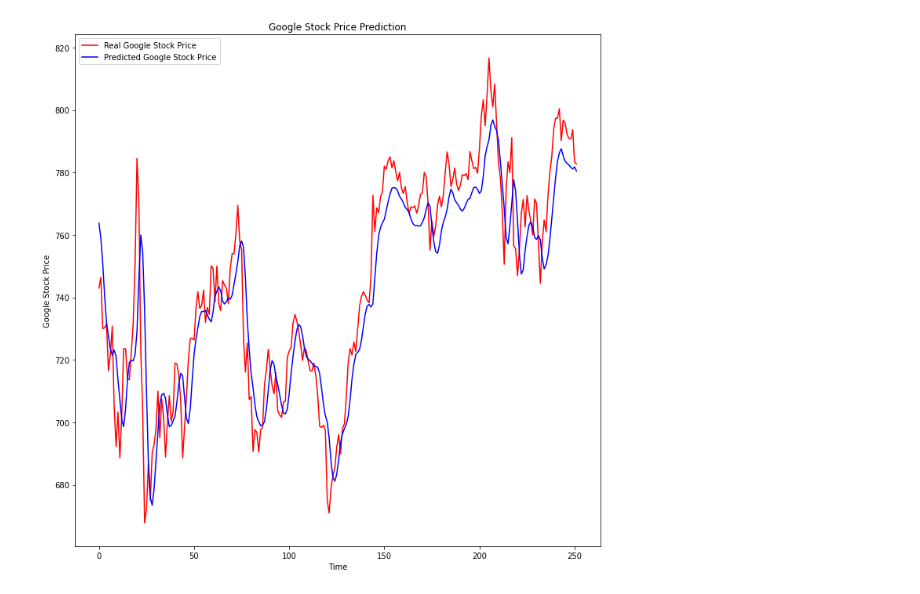
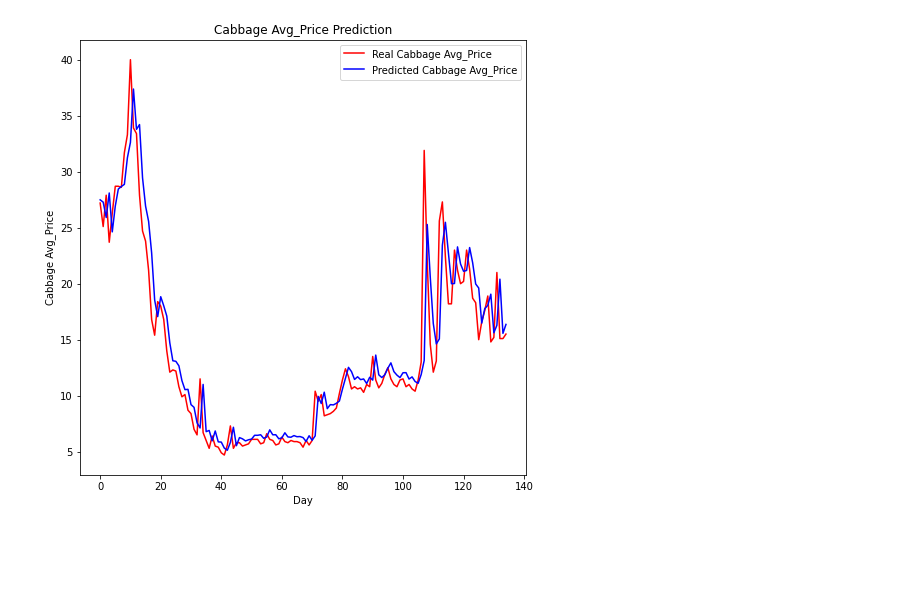
Before and after one commit to Yi-Wei-Lin/Tibame_ML_20210602, a Jupyter notebook: Cabbage_predict.ipynb, the cells around one changed output. Cells and saved outputs as stored; diff of their text form; code cells hidden in the pictures; blank space fills up the shorter version.

```diff
--- a/Cabbage_predict.ipynb
+++ b/Cabbage_predict.ipynb
@@ -14,8 +14,11 @@ import pandas as pd
 from sklearn.model_selection import train_test_split
 
 # Importing the training set
-dataset_train = pd.read_csv('Google_Stock_Price_Train-1.csv')
-training_set = dataset_train.iloc[:, 1:2].values
+dataset_train = pd.read_excel('Cabbage_train.xlsx')
+# dataset_train = dataset_train.dropna().loc[dataset_train.dropna()["Market"]=="台北一"]
+training_set = dataset_train.iloc[:, 6:7].values
+
+
 
 # Feature Scaling
 from sklearn.preprocessing import MinMaxScaler
@@ -34,4 +37,3 @@ X_train, y_train = np.array(X_train), np.array(y_train)
 
 # Reshaping
 X_train = np.reshape(X_train, (X_train.shape[0], X_train.shape[1], 1))
-# X_train, X_test, y_train, y_test = train_test_split(X_train, y, test_size=0.33, random_state=42)
@@ -116,11 +119,11 @@ Epoch 123/200
 # Part 3 - Making the predictions and visualising the results
 
 # Getting the real stock price of 2017
-dataset_test = pd.read_csv('Google_Stock_Price_Test-1.csv')
-real_stock_price = dataset_test.iloc[:, 1:2].values
+dataset_test = pd.read_excel('Cabbage_test.xlsx')
+real_stock_price = dataset_test.iloc[:, 6:7].values
 
 # Getting the predicted stock price of 2017
-dataset_total = pd.concat((dataset_train['Open'], dataset_test['Open']), axis = 0)
+dataset_total = pd.concat((dataset_train['Avg_price'], dataset_test['Avg_price']), axis = 0)
 inputs = dataset_total[len(dataset_total) - len(dataset_test) - time_step :].values
 inputs = inputs.reshape(-1,1)
 inputs = sc.transform(inputs)
@@ -139,12 +154,12 @@ len(dataset_total) - len(dataset_test) - time_step
 # %%
 # Visualising the results
-plt.figure(figsize=(12,12))
-plt.plot(real_stock_price, color = 'red', label = 'Real Google Stock Price')
-plt.plot(predicted_stock_price, color = 'blue', label = 'Predicted Google Stock Price')
-plt.title('Google Stock Price Prediction')
-plt.xlabel('Time')
-plt.ylabel('Google Stock Price')
+plt.figure(figsize=(8,8))
+plt.plot(real_stock_price, color = 'red', label = 'Real Cabbage Avg_Price')
+plt.plot(predicted_stock_price, color = 'blue', label = 'Predicted Cabbage Avg_Price')
+plt.title('Cabbage Avg_Price Prediction')
+plt.xlabel('Day')
+plt.ylabel('Cabbage Avg_Price')
 plt.legend()
 plt.show()
 # %% [output]
-[figure, old version]
+[figure, new version]
```
Also changed, not shown: parts of 5 cells of this notebook.
